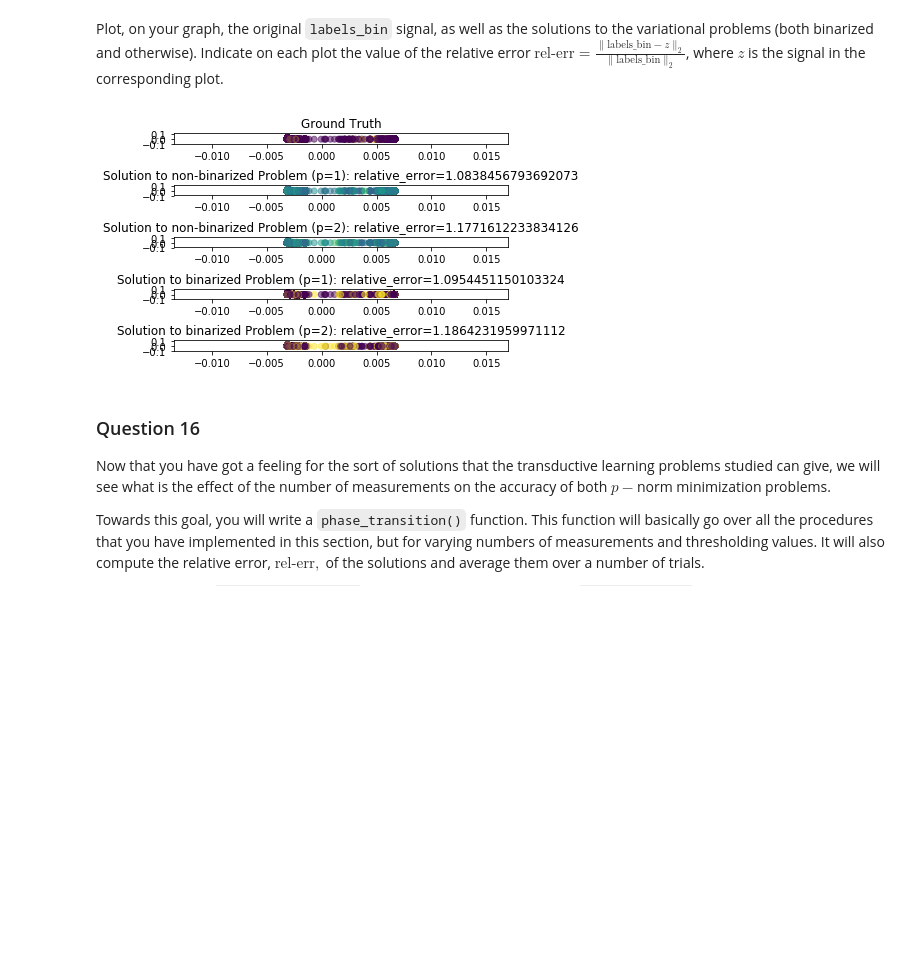
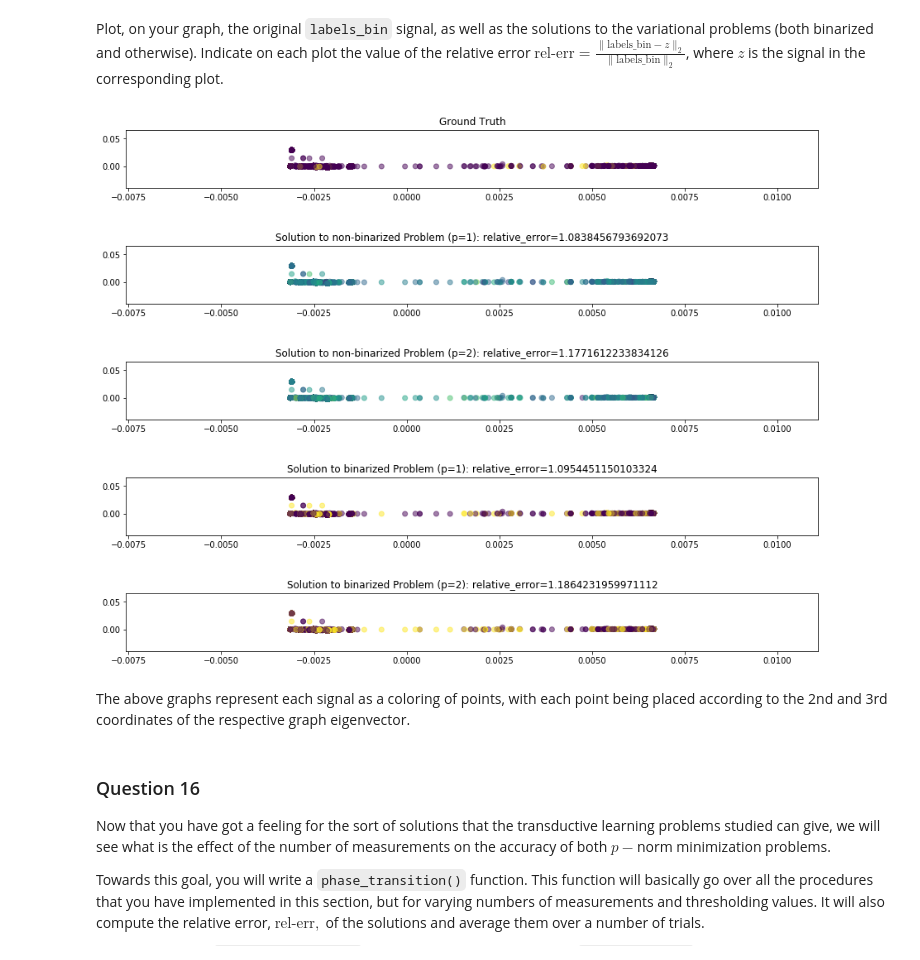
Before and after one commit to ilijagjorgjiev/ntds2018_team50, a Jupyter notebook: milestones/4_graph_signal_processing.ipynb, the cells around one changed output. Drawn from its saved outputs; the diff is of its cells as text; code cells hidden in the pictures; blank space fills up the shorter version.

```diff
--- a/milestones/4_graph_signal_processing.ipynb
+++ b/milestones/4_graph_signal_processing.ipynb
@@ -684,26 +684,30 @@ Plot, on your graph, the original `labels_bin` signal, as well as the solutions
 # %%
 rel_err_min_1norm = np.linalg.norm(new_labels_bin - sol_1norm_min) / np.linalg.norm(new_labels_bin)
 rel_err_min_2norm = np.linalg.norm(new_labels_bin - sol_2norm_min) / np.linalg.norm(new_labels_bin)
 rel_err_bin_1norm = np.linalg.norm(new_labels_bin - sol_1norm_bin) / np.linalg.norm(new_labels_bin)
 rel_err_bin_2norm = np.linalg.norm(new_labels_bin - sol_2norm_bin) / np.linalg.norm(new_labels_bin)
 
 titles = [ "Ground Truth",
            "Solution to non-binarized Problem (p=1): relative_error="+str(rel_err_min_1norm),
            "Solution to non-binarized Problem (p=2): relative_error="+str(rel_err_min_2norm),
            "Solution to binarized Problem (p=1): relative_error="+str(rel_err_bin_1norm),
            "Solution to binarized Problem (p=2): relative_error="+str(rel_err_bin_2norm),
         ]
 
+
+fig, axes = plt.subplots(nrows=5, ncols=1, figsize=(15,10))
 for i,plot in enumerate([new_labels_bin,sol_1norm_min,
                          sol_2norm_min,sol_1norm_bin,
                          sol_2norm_bin,]):
     plt.subplot(5,1,i+1)
     plt.scatter(U[:10000, 1], U[:10000, 2], c=plot, alpha=0.5)
     plt.title(titles[i])
 
-plt.subplots_adjust(hspace=4)
+plt.subplots_adjust(hspace=1,top=1)
 # %% [output]
-[figure, old version]
+[figure, new version]
+# %% [markdown]
+The above graphs represent each signal as a coloring of points, with each point being placed according to the 2nd and 3rd coordinates of the respective graph eigenvector.
 # %% [markdown]
 ### Question 16
 
```
